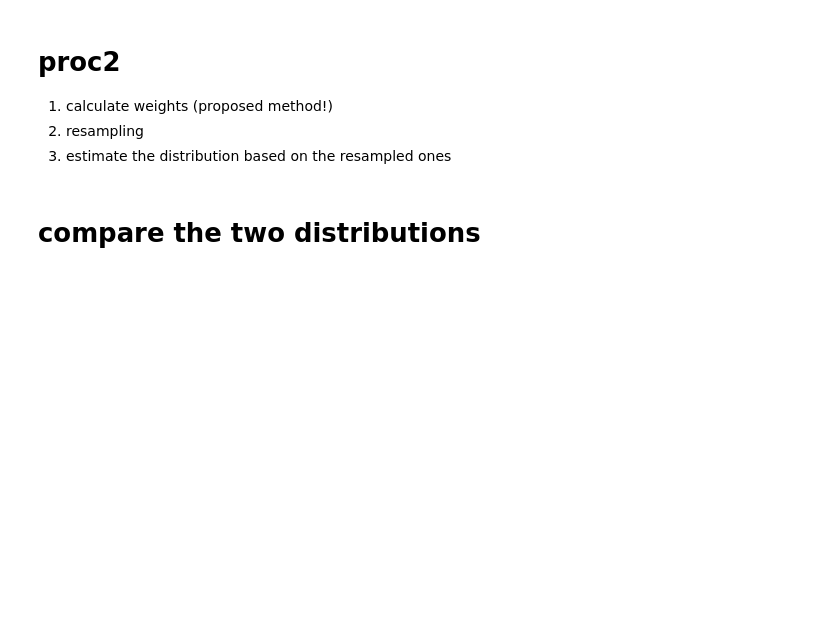
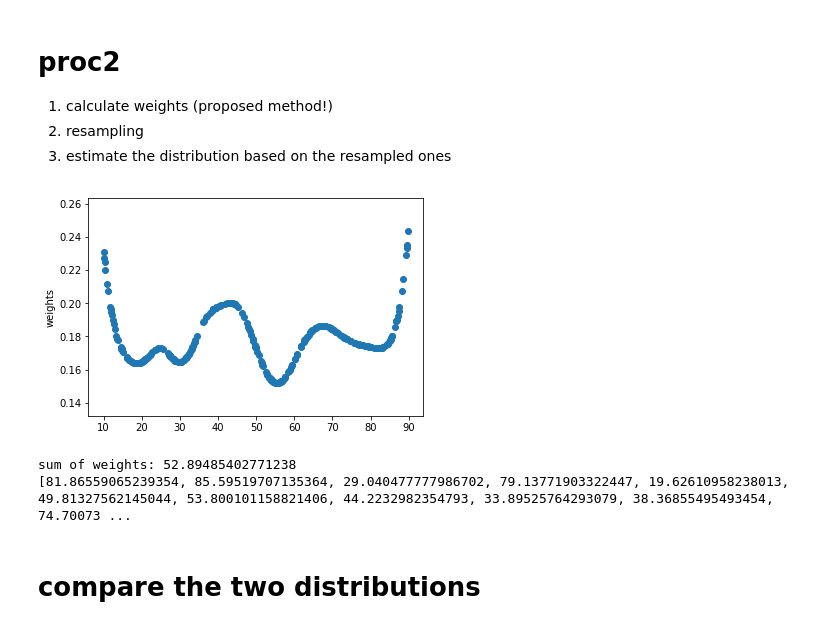
Before and after one commit to tidota/misc-code, a Jupyter notebook: snippets/python/fracexp/notes.ipynb, the cells around one changed output. Cells and saved outputs as stored; diff of their text form; code cells hidden in the pictures; blank space fills up the shorter version.

Commit message:
proc2: weights and resampling

```diff
--- a/snippets/python/fracexp/notes.ipynb
+++ b/snippets/python/fracexp/notes.ipynb
@@ -78,5 +78,33 @@ sum: 1.0000000000000016
 1. calculate weights (proposed method!)
 1. resampling
 1. estimate the distribution based on the resampled ones
+# %%
+weights = [0] * n_samples
+for i in range(n_samples):
+    for j in range(n_samples):
+        weights[i] += k(samples[i], samples[j])
+    weights[i] = math.pow(weights[i], omega - 1)
+plt.scatter(samples, weights)
+plt.ylabel('weights')
+#plt.ylim(0, 0.05)
+plt.show()
+# %% [output]
+[figure, added]
+# %%
+next_samples = [0] * n_samples
+sum_weight = sum(weights)
+print('sum of weights: ' + str(sum_weight))
+for i in range(n_samples):
+    r = random.uniform(0.0, sum_weight)
+    temp = 0
+    for j in range(n_samples):
+        temp += weights[j]
+        if r <= temp or j == n_samples - 1:
+            next_samples[i] = samples[j]
+            break
+print(next_samples)
+# %% [output]
+sum of weights: 52.89485402771238
+[81.86559065239354, 85.59519707135364, 29.040477777986702, 79.13771903322447, 19.62610958238013, 49.81327562145044, 53.800101158821406, 44.2232982354793, 33.89525764293079, 38.36855495493454, 74.70073 ...
 # %% [markdown]
 # compare the two distributions
```
Also changed, not shown: parts of 2 cells of this notebook.
